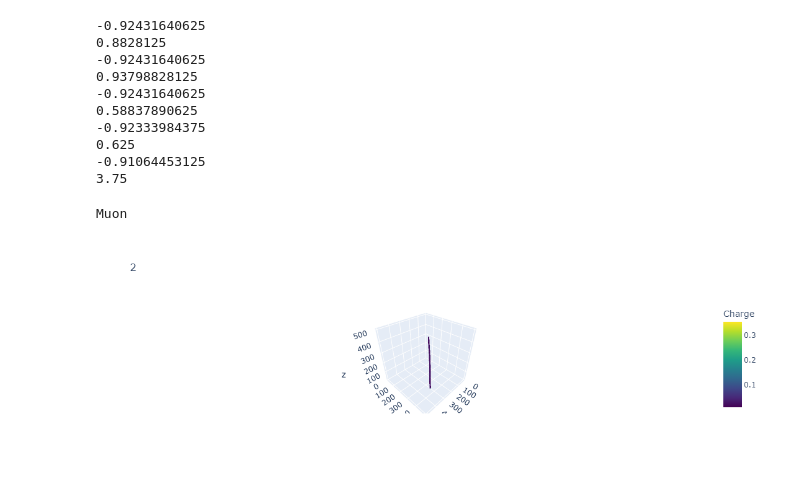
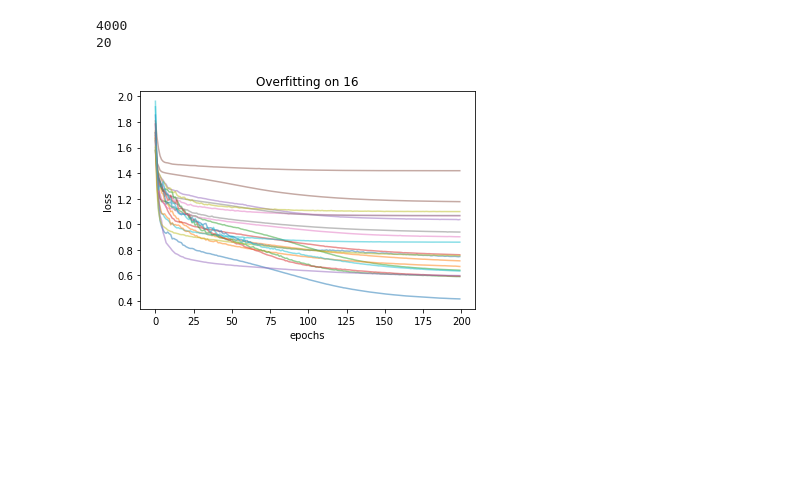
Before and after one commit to NuTufts/lareqnn, a Jupyter notebook: EDA_scratch.ipynb, the cells around one changed output. Saved outputs shown, nothing was run; the diff lists cells and outputs as text; code cells hidden in the pictures; blank space fills up the shorter version.

```diff
--- a/EDA_scratch.ipynb
+++ b/EDA_scratch.ipynb
@@ -29,2 +26,0 @@ datadirectoy = "../PilarDataTest"
-# %%
-a = np_loader(datadirectoy+"/Electron/000001.npy")
@@ -207,4 +26,0 @@ for x,v in cd.items():
-# %%
-ctest = {}
-for i in range(5):
-    ctest[i]=np.load(f"c{i}.npy")
@@ -339,23 +26,0 @@ for i,c in cdsq.items():
-# %%
-plt.clf()
-r=[-1.5,2.5]
-for i,c in cd.items():
-        print(np.percentile((c-0.15)/(0.15),5))
-        print(np.percentile((c-0.15)/(0.15),95))
-        plt.hist((c-0.15)/(0.15),histtype='step',label=invclasses[i],bins=40,range=r,density=True)
-        plt.xlabel("charge")
-        plt.xlim(r)
-        plt.title("Weighted Histogram (data-0.15)/0.15 shifted")
-        plt.legend()
-        plt.show()
-# %% [output]
--0.92431640625
-0.8828125
--0.92431640625
-0.93798828125
--0.92431640625
-0.58837890625
--0.92333984375
-0.625
--0.91064453125
-3.75
@@ -389,19 +26,0 @@ def Plot3d(data_iter,plotsize = (512,512,512)):
-# %%
-for idx, batch in enumerate(test_loader):
-    label = int(batch[1])
-# if label == 4:
-    print(invclasses[label])
-    data = batch[0][0]
-    ch = data[:,-1]
-    Plot3d(data)
-    #pooleddata = pool(full(data))
-    #nonzero = torch.nonzero(pooleddata)
-    #pooledcharge = torch.unsqueeze(pooleddata[torch.nonzero(pooleddata,as_tuple=True)],1)
-    #Plot3d(torch.hstack((nonzero[:,1:4],pooledcharge)),(170,170,170))
-#         Plot3d(data[ch<=0.034])
-#         Plot3d(data[torch.logical_and(ch<=0.15,ch>0.034)])
-#         Plot3d(data[ch>=0.15])
-    break
-# %% [output]
-Muon
-[figure, removed]
@@ -407,0 +29,31 @@ Muon
+# %%
+# n = 5
+epochs = 200
+
+
+def moving_average(a, n=n) :
+    ret = np.cumsum(a, dtype=float)
+    ret[n:] = ret[n:] - ret[:-n]
+    return ret[n - 1:] / n
+
+losses = np.load("losses.npy")
+print(len(losses))
+lossesr = losses.reshape(-1,epochs)
+print(len(lossesr))
+
+x = np.arange(0,epochs-n+1,1)
+
+
+for i, loss in enumerate(lossesr):
+    #print(i[5:]>0.1)
+#     if np.any(i[5:]>0.1):
+        plt.plot(np.arange(0,200,1),loss, label = f"{i}", alpha = 0.5)
+        plt.xlabel("epochs")
+        plt.ylabel("loss")
+        plt.title("Overfitting on 16")
+#plt.legend()
+plt.savefig("f6.png",dpi=512)
+# %% [output]
+4000
+20
+[figure, added]
```
Also changed, not shown: parts of 39 cells of this notebook, 10 other files.
